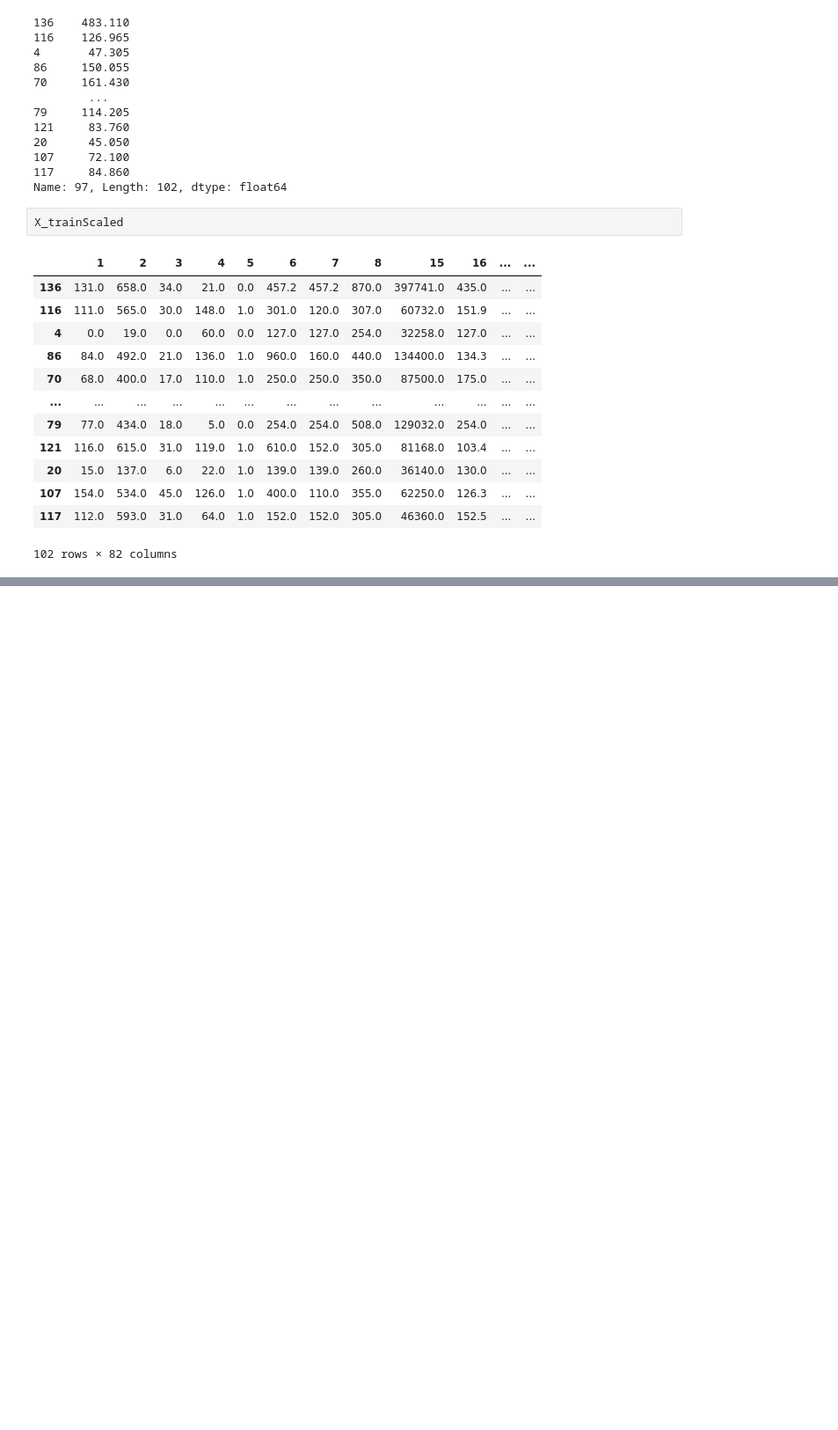
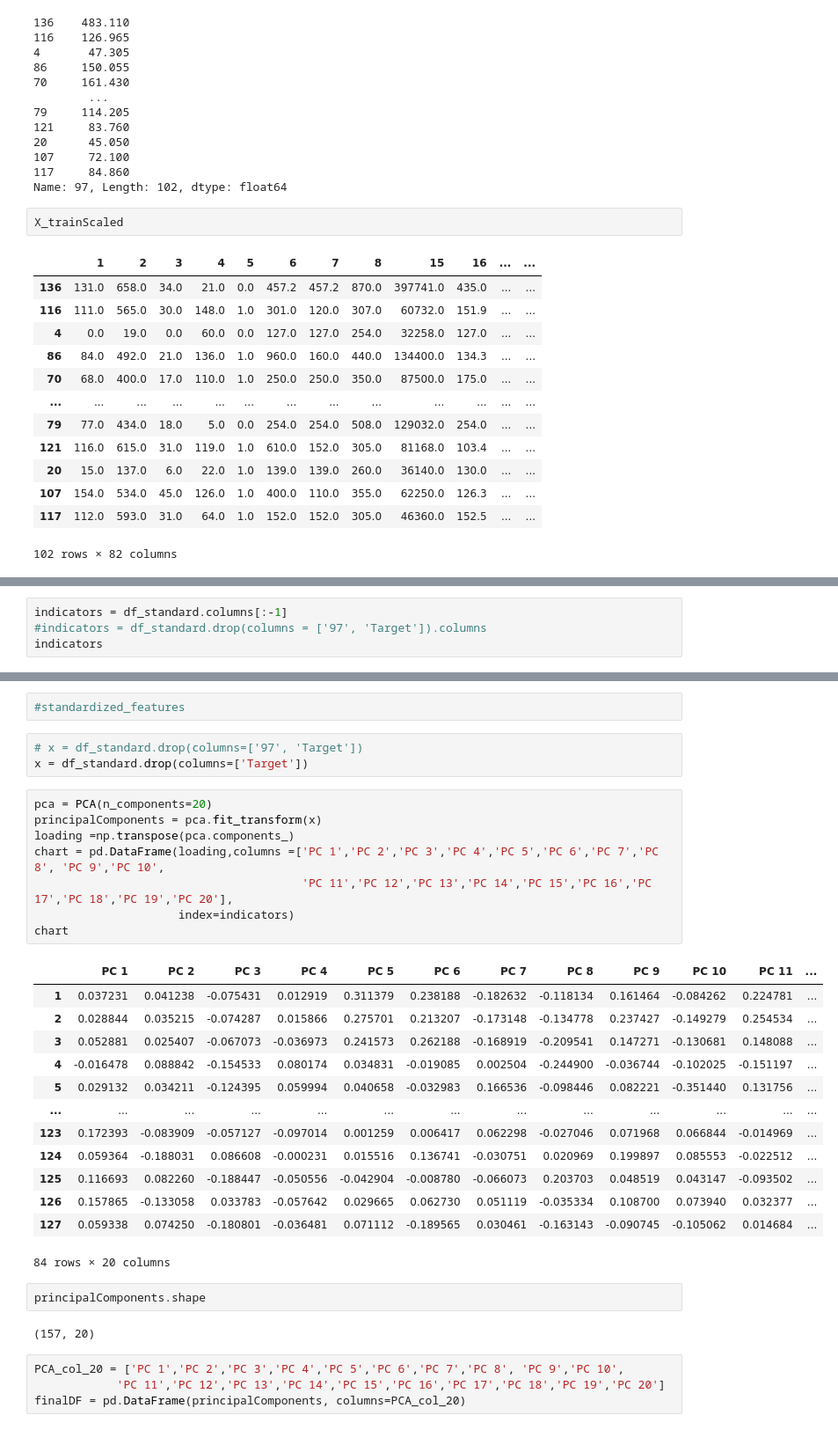
Before and after one commit to adomakor412/MSNT_Thesis_ML_CE, a Jupyter notebook: dfexp_prediction.ipynb, the cells around one changed output, grey strips where cells are left out. Shown at 88% size. Saved outputs shown, nothing was run; the diff lists cells and outputs as text; blank space fills up the shorter version.

```diff
--- a/dfexp_prediction.ipynb
+++ b/dfexp_prediction.ipynb
@@ -847,0 +905,4 @@ X_trainScaled
+# %%
+indicators = df_standard.columns[:-1]
+#indicators = df_standard.drop(columns = ['97', 'Target']).columns
+indicators
@@ -847,0 +935,35 @@ X_trainScaled
+# %%
+#standardized_features
+# %%
+# x = df_standard.drop(columns=['97', 'Target'])
+x = df_standard.drop(columns=['Target'])
+# %%
+pca = PCA(n_components=20)
+principalComponents = pca.fit_transform(x)
+loading =np.transpose(pca.components_)
+chart = pd.DataFrame(loading,columns =['PC 1','PC 2','PC 3','PC 4','PC 5','PC 6','PC 7','PC 8', 'PC 9','PC 10',
+                                       'PC 11','PC 12','PC 13','PC 14','PC 15','PC 16','PC 17','PC 18','PC 19','PC 20'],
+                     index=indicators)
+chart
+# %% [output]
+|  | PC 1 | PC 2 | PC 3 | PC 4 | PC 5 | PC 6 | PC 7 | PC 8 | PC 9 | PC 10 | PC 11 | ... |
+| 1 | 0.037231 | 0.041238 | -0.075431 | 0.012919 | 0.311379 | 0.238188 | -0.182632 | -0.118134 | 0.161464 | -0.084262 | 0.224781 | ... |
+| 2 | 0.028844 | 0.035215 | -0.074287 | 0.015866 | 0.275701 | 0.213207 | -0.173148 | -0.134778 | 0.237427 | -0.149279 | 0.254534 | ... |
+| 3 | 0.052881 | 0.025407 | -0.067073 | -0.036973 | 0.241573 | 0.262188 | -0.168919 | -0.209541 | 0.147271 | -0.130681 | 0.148088 | ... |
+| 4 | -0.016478 | 0.088842 | -0.154533 | 0.080174 | 0.034831 | -0.019085 | 0.002504 | -0.244900 | -0.036744 | -0.102025 | -0.151197 | ... |
+| 5 | 0.029132 | 0.034211 | -0.124395 | 0.059994 | 0.040658 | -0.032983 | 0.166536 | -0.098446 | 0.082221 | -0.351440 | 0.131756 | ... |
+| ... | ... | ... | ... | ... | ... | ... | ... | ... | ... | ... | ... | ... |
+| 123 | 0.172393 | -0.083909 | -0.057127 | -0.097014 | 0.001259 | 0.006417 | 0.062298 | -0.027046 | 0.071968 | 0.066844 | -0.014969 | ... |
+| 124 | 0.059364 | -0.188031 | 0.086608 | -0.000231 | 0.015516 | 0.136741 | -0.030751 | 0.020969 | 0.199897 | 0.085553 | -0.022512 | ... |
+| 125 | 0.116693 | 0.082260 | -0.188447 | -0.050556 | -0.042904 | -0.008780 | -0.066073 | 0.203703 | 0.048519 | 0.043147 | -0.093502 | ... |
+| 126 | 0.157865 | -0.133058 | 0.033783 | -0.057642 | 0.029665 | 0.062730 | 0.051119 | -0.035334 | 0.108700 | 0.073940 | 0.032377 | ... |
+| 127 | 0.059338 | 0.074250 | -0.180801 | -0.036481 | 0.071112 | -0.189565 | 0.030461 | -0.163143 | -0.090745 | -0.105062 | 0.014684 | ... |
+84 rows × 20 columns
+# %%
+principalComponents.shape
+# %% [output]
+(157, 20)
+# %%
+PCA_col_20 = ['PC 1','PC 2','PC 3','PC 4','PC 5','PC 6','PC 7','PC 8', 'PC 9','PC 10',
+            'PC 11','PC 12','PC 13','PC 14','PC 15','PC 16','PC 17','PC 18','PC 19','PC 20']
+finalDF = pd.DataFrame(principalComponents, columns=PCA_col_20)
```
Also changed, not shown: parts of 34 cells of this notebook.
